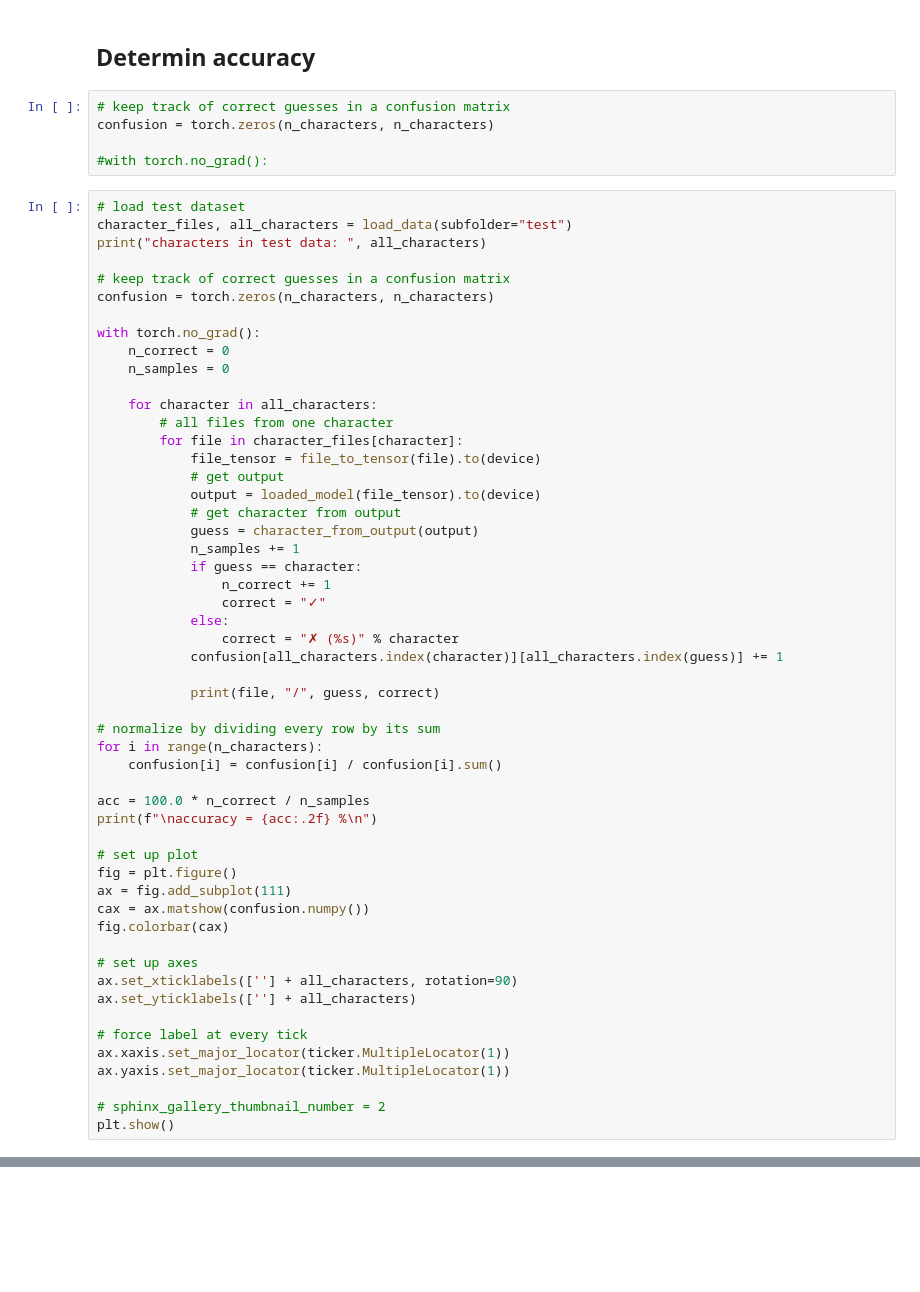
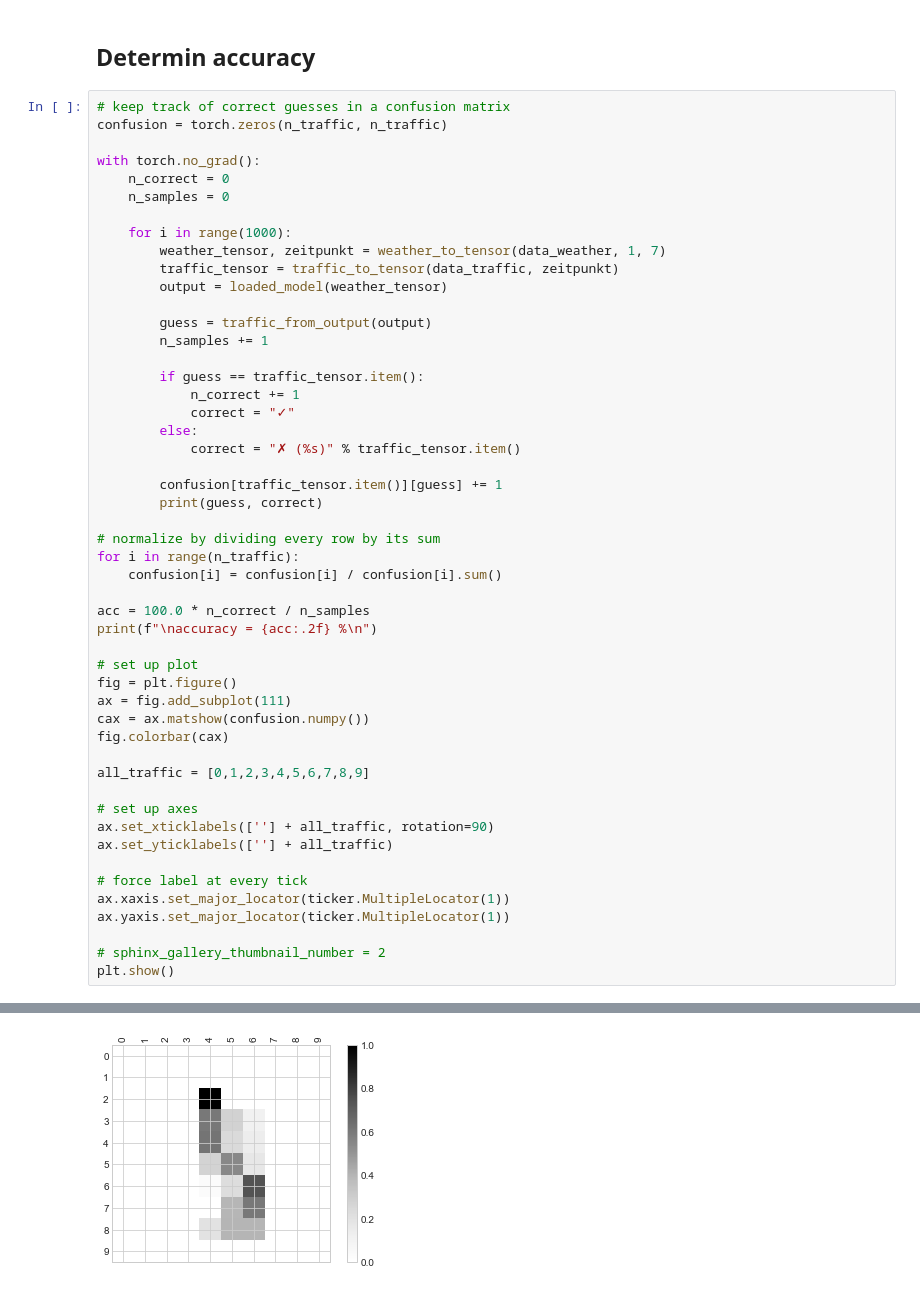
Before and after one commit to MauriceDroll/MeshSummitE14, a Jupyter notebook: main.ipynb, the cells around one changed output, grey strips where cells are left out. Saved outputs shown, nothing was run; the diff lists cells and outputs as text; blank space fills up the shorter version.

```diff
--- a/main.ipynb
+++ b/main.ipynb
@@ -441,43 +437,33 @@ RNN(
 )
 # %% [markdown]
 ## Determin accuracy
-# %%
-# keep track of correct guesses in a confusion matrix
-confusion = torch.zeros(n_characters, n_characters)
-
-#with torch.no_grad():
 # %%
-# load test dataset
-character_files, all_characters = load_data(subfolder="test")
-print("characters in test data: ", all_characters)
-
 # keep track of correct guesses in a confusion matrix
-confusion = torch.zeros(n_characters, n_characters)
+confusion = torch.zeros(n_traffic, n_traffic)
 
 with torch.no_grad():
     n_correct = 0
     n_samples = 0
 
-    for character in all_characters:
-        # all files from one character
-        for file in character_files[character]:
-            file_tensor = file_to_tensor(file).to(device)
-            # get output
-            output = loaded_model(file_tensor).to(device)
-            # get character from output
-            guess = character_from_output(output)
-            n_samples += 1
-            if guess == character:
-                n_correct += 1
-                correct = "✓"
-            else:
-                correct = "✗ (%s)" % character
-            confusion[all_characters.index(character)][all_characters.index(guess)] += 1
+    for i in range(1000):
+        weather_tensor, zeitpunkt = weather_to_tensor(data_weather, 1, 7)
+        traffic_tensor = traffic_to_tensor(data_traffic, zeitpunkt)
+        output = loaded_model(weather_tensor)
 
-            print(file, "/", guess, correct)
+        guess = traffic_from_output(output)
+        n_samples += 1
+
+        if guess == traffic_tensor.item():
+            n_correct += 1
+            correct = "✓"
+        else:
+            correct = "✗ (%s)" % traffic_tensor.item()
+
+        confusion[traffic_tensor.item()][guess] += 1
+        print(guess, correct)
 
 # normalize by dividing every row by its sum
-for i in range(n_characters):
+for i in range(n_traffic):
     confusion[i] = confusion[i] / confusion[i].sum()
 
 acc = 100.0 * n_correct / n_samples
@@ -489,9 +475,11 @@ ax = fig.add_subplot(111)
 cax = ax.matshow(confusion.numpy())
 fig.colorbar(cax)
 
+all_traffic = [0,1,2,3,4,5,6,7,8,9]
+
 # set up axes
-ax.set_xticklabels([''] + all_characters, rotation=90)
-ax.set_yticklabels([''] + all_characters)
+ax.set_xticklabels([''] + all_traffic, rotation=90)
+ax.set_yticklabels([''] + all_traffic)
 
 # force label at every tick
 ax.xaxis.set_major_locator(ticker.MultipleLocator(1))
@@ -499,3 +487,4 @@ ax.yaxis.set_major_locator(ticker.MultipleLocator(1))
 
 # sphinx_gallery_thumbnail_number = 2
 plt.show()
+# %% [output]
@@ -501,0 +508 @@ plt.show()
+[figure, added]
```
Also changed, not shown: parts of 5 cells of this notebook.
